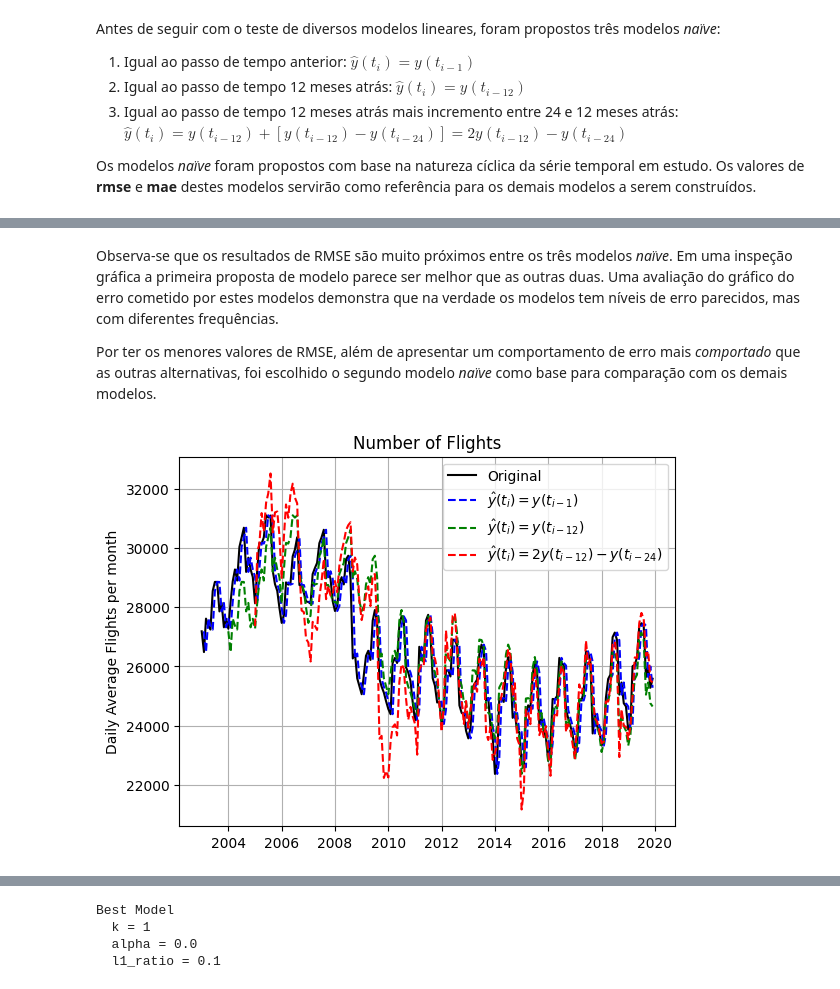
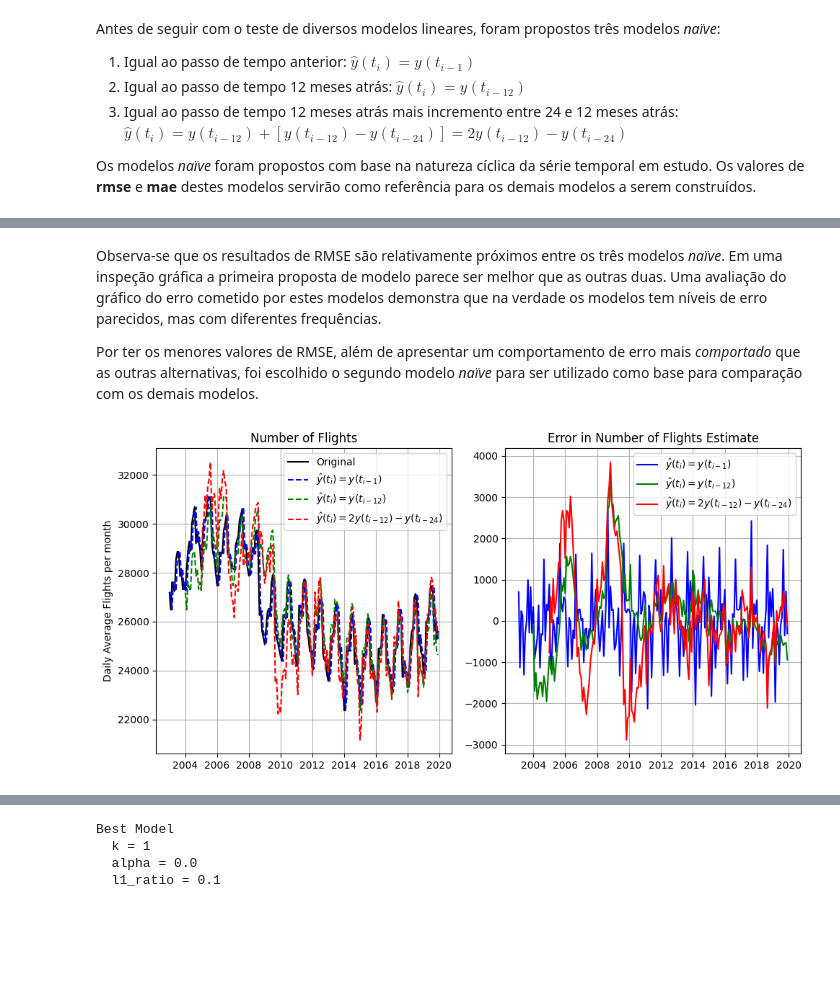
Before and after one commit to TiagoCAAmorim/machine_learning, a Jupyter notebook: Lista01/Lista01.ipynb, the cells around one changed output, grey strips where cells are left out. Saved outputs shown, nothing was run; the diff lists cells and outputs as text; code cells hidden in the pictures; blank space fills up the shorter version.

Commit message:
Replaced naive CV with scikit function

```diff
--- a/Lista01/Lista01.ipynb
+++ b/Lista01/Lista01.ipynb
@@ -191,5 +196,6 @@ comportamento.
 # %%
-df = df_original[['Flt_per_day']]
+df = df_original[['Flt','Days_in_month','Flt_per_day']]
 df = df.rename(columns={'Flt_per_day':'y'})
 for k in range(24):
     df[f'x_{k+1}'] = df['y'].shift(periods=k+1)
+df = df[24:]
@@ -322,0 +346,12 @@ max_fold_number = int(np.floor(1/validation_ratio)-1)
+# %%
+naive_coefficients = [
+    [1] + 23*[0],
+    11*[0] + [1] + 12*[0],
+    11*[0] + [2] + 11*[0] + [-1]
+]
+
+y_naive = [
+    df_train_val['x_1'],
+    df_train_val['x_12'],
+    2*df_train_val['x_12'] - df_train_val['x_24']
+    ]
@@ -352,19 +417,29 @@ RMSE naïve models:
 # %% [markdown]
-Observa-se que os resultados de RMSE são muito próximos entre os três modelos _naïve_. Em uma inspeção gráfica a primeira proposta de modelo parece ser melhor que as outras duas. Uma avaliação do gráfico do erro cometido por estes modelos demonstra que na verdade os modelos tem níveis de erro parecidos, mas com diferentes frequências.
+Observa-se que os resultados de RMSE são relativamente próximos entre os três modelos _naïve_. Em uma inspeção gráfica a primeira proposta de modelo parece ser melhor que as outras duas. Uma avaliação do gráfico do erro cometido por estes modelos demonstra que na verdade os modelos tem níveis de erro parecidos, mas com diferentes frequências.
 
-Por ter os menores valores de RMSE, além de apresentar um comportamento de erro mais _comportado_ que as outras alternativas, foi escolhido o segundo modelo _naïve_ como base para comparação com os demais modelos.
+Por ter os menores valores de RMSE, além de apresentar um comportamento de erro mais _comportado_ que as outras alternativas, foi escolhido o segundo modelo _naïve_ para ser utilizado como base para comparação com os demais modelos.
 # %%
-plt.plot(df_train_val['y'], color='black', linestyle='-', label='Original')
-plt.plot(y_naive[0], color='blue', linestyle='--', label='$\hat{y}(t_i) = y(t_{i-1})$')
-plt.plot(y_naive[1], color='green', linestyle='--', label='$\hat{y}(t_i) = y(t_{i-12})$')
-plt.plot(y_naive[2], color='red', linestyle='--', label='$\hat{y}(t_i) =2 y(t_{i-12}) - y(t_{i-24})$')
+_, axs = plt.subplots(1, 2, figsize=(10, 5))
 
-scaler.inverse_transform(df[f'x_{k+1}'].values.reshape(-1, 1))
+axs[0].plot(df_train_val['y'], color='black', linestyle='-', label='Original')
+axs[0].plot(y_naive[0], color='blue', linestyle='--', label=r'$\hat{y}(t_i) = y(t_{i-1})$')
+axs[0].plot(y_naive[1], color='green', linestyle='--', label=r'$\hat{y}(t_i) = y(t_{i-12})$')
+axs[0].plot(y_naive[2], color='red', linestyle='--', label=r'$\hat{y}(t_i) =2 y(t_{i-12}) - y(t_{i-24})$')
 
-plt.ylabel('Daily Average Flights per month')
-plt.title('Number of Flights')
-plt.legend()
-plt.grid(True)
+axs[0].set_ylabel('Daily Average Flights per month')
+axs[0].set_title('Number of Flights')
+axs[0].legend()
+axs[0].grid(True)
+
+axs[1].plot(y_naive[0]-df_train_val['y'], color='blue', linestyle='-', label=r'$\hat{y}(t_i) = y(t_{i-1})$')
+axs[1].plot(y_naive[1]-df_train_val['y'], color='green', linestyle='-', label=r'$\hat{y}(t_i) = y(t_{i-12})$')
+axs[1].plot(y_naive[2]-df_train_val['y'], color='red', linestyle='-', label=r'$\hat{y}(t_i) =2 y(t_{i-12}) - y(t_{i-24})$')
+
+axs[1].set_title('Error in Number of Flights Estimate')
+axs[1].legend()
+axs[1].grid(True)
+
+plt.tight_layout()
 plt.show()
 # %% [output]
-[figure, old version]
+[figure, new version]
```
Also changed, not shown: parts of 21 cells of this notebook.
